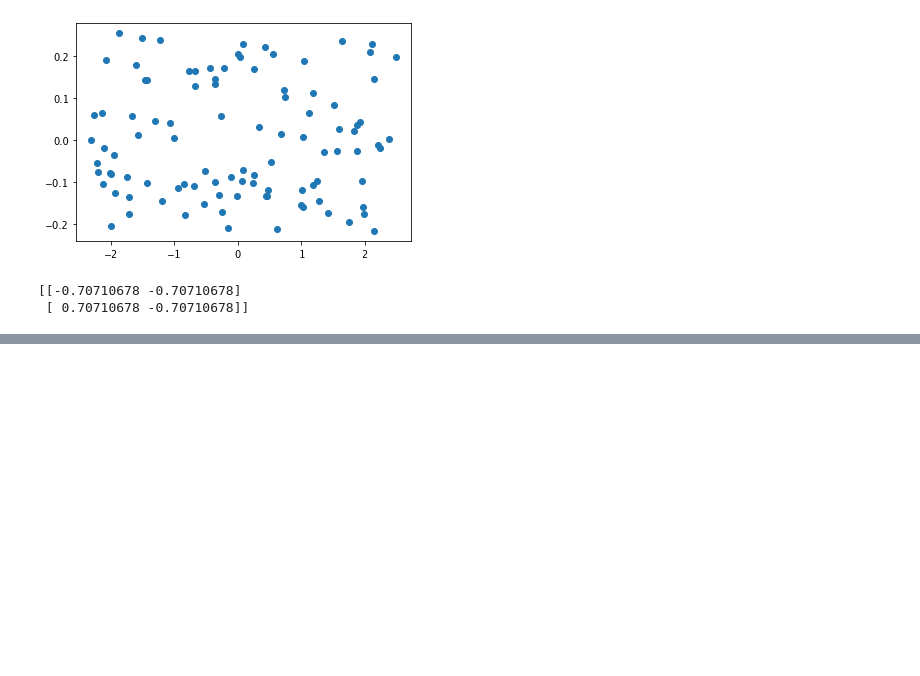
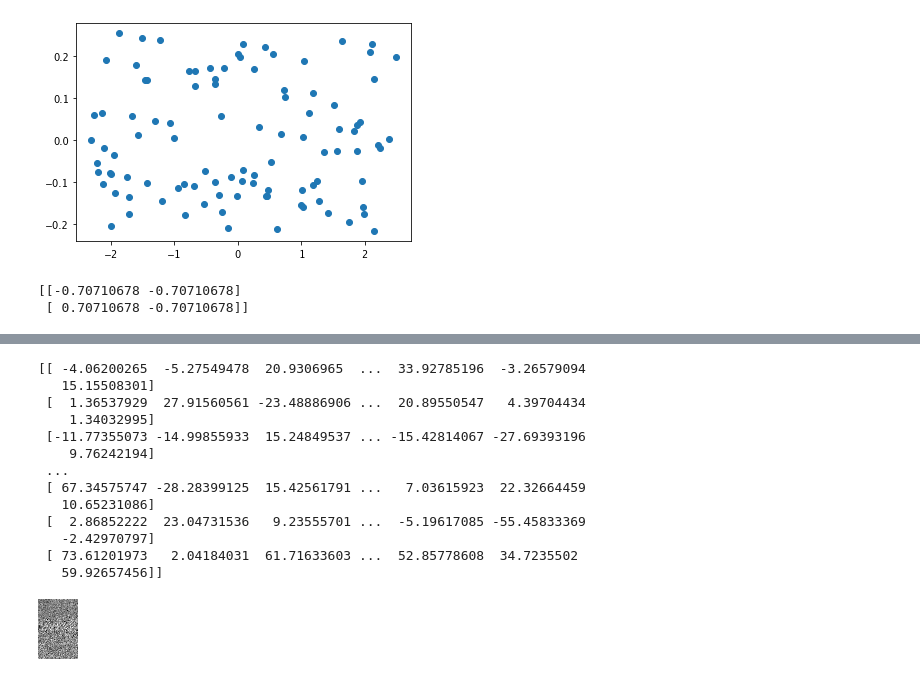
Before and after one commit to ymohamedahmed/blog-posts, a Jupyter notebook: pca/pca.ipynb, the cells around one changed output, grey strips where cells are left out. Saved outputs shown, nothing was run; the diff lists cells and outputs as text; code cells hidden in the pictures; blank space fills up the shorter version.

```diff
--- a/pca/pca.ipynb
+++ b/pca/pca.ipynb
@@ -79,0 +120,3 @@ print(D_prime)
+# %%
+w,D_eig = pca_eig(imag_arr)
+D_eig
@@ -79,0 +172,24 @@ print(D_prime)
+# %%
+n_c = 400
+comps = np.argsort(-1*np.abs(w))[:n_c]
+proj = D_eig[:n_c,:]
+test_im = imag_arr[0,:]
+# rec = ((proj.T@(proj@test_im))+np.mean(imag_arr, axis=0)).reshape((dims[1], dims[0]))
+rec = (proj.T@(proj@test_im)).reshape((dims[1], dims[0]))
+print(rec)
+Image.fromarray(np.uint8(scale(rec)))
+# %% [output]
+[[ -4.06200265  -5.27549478  20.9306965  ...  33.92785196  -3.26579094
+   15.15508301]
+ [  1.36537929  27.91560561 -23.48886906 ...  20.89550547   4.39704434
+    1.34032995]
+ [-11.77355073 -14.99855933  15.24849537 ... -15.42814067 -27.69393196
+    9.76242194]
+ ...
+ [ 67.34575747 -28.28399125  15.42561791 ...   7.03615923  22.32664459
+   10.65231086]
+ [  2.86852222  23.04731536   9.23555701 ...  -5.19617085 -55.45833369
+   -2.42970797]
+ [ 73.61201973   2.04184031  61.71633603 ...  52.85778608  34.7235502
+   59.92657456]]
+[figure, added]
```
Also changed, not shown: parts of 26 cells of this notebook, 1 other file.
